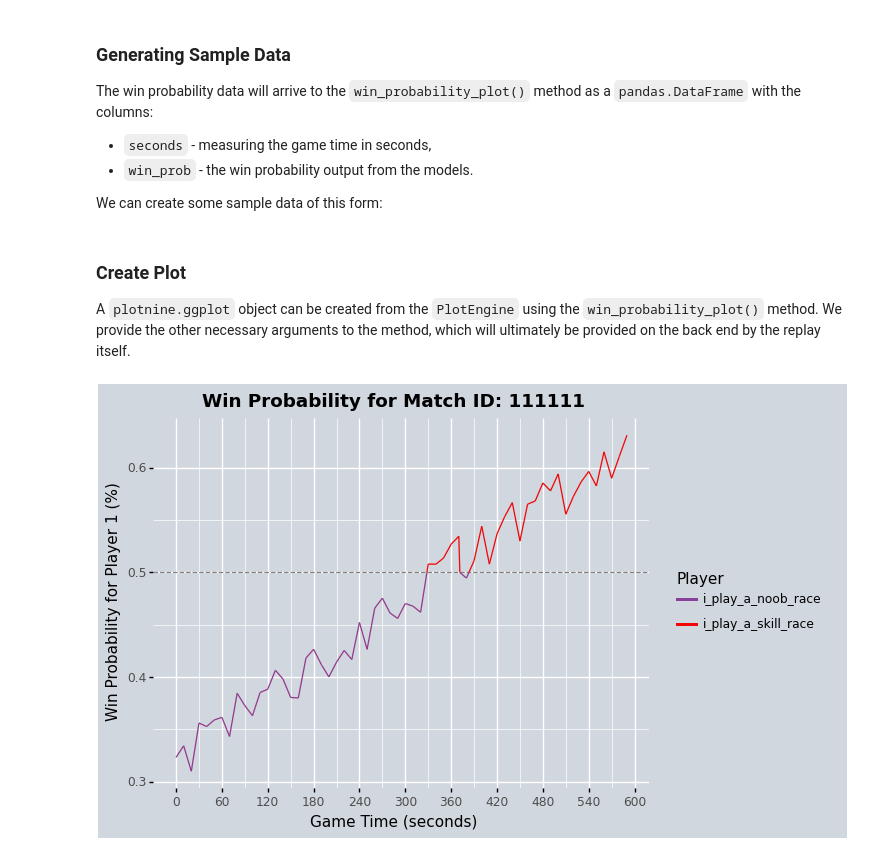
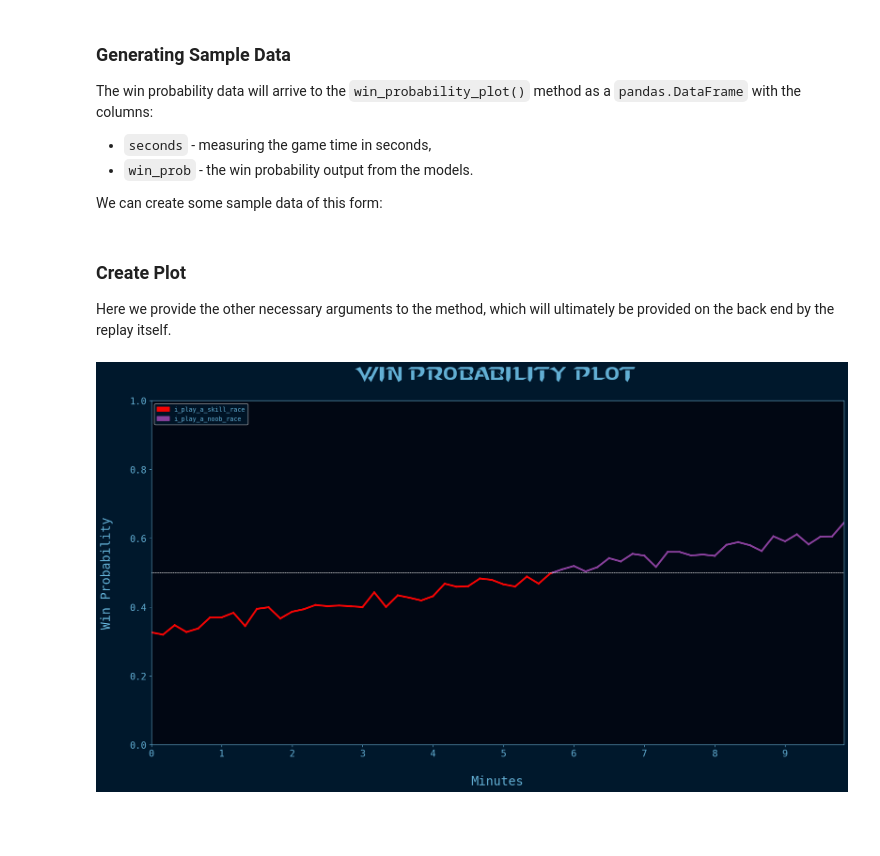
Before and after one commit to nedwebster/starcraft_predictor, a Jupyter notebook: example_notebooks/example_win_prob_plot.ipynb, the cells around one changed output. Cells and saved outputs as stored; diff of their text form; code cells hidden in the pictures; blank space fills up the shorter version.

```diff
--- a/example_notebooks/example_win_prob_plot.ipynb
+++ b/example_notebooks/example_win_prob_plot.ipynb
@@ -33,17 +34,16 @@ sample_df = pd.DataFrame(
 # %% [markdown]
 ### Create Plot
 
-A `plotnine.ggplot` object can be created from the `PlotEngine` using the `win_probability_plot()` method. We provide the other necessary arguments to the method, which will ultimately be provided on the back end by the replay itself.
+Here we provide the other necessary arguments to the method, which will ultimately be provided on the back end by the replay itself.
 # %%
 pe = scp.PlotEngine()
-p = pe.win_probability_plot(
+plot = pe.win_probability_plot(
     df=sample_df,
     p1_race="t",
     p2_race="z",
     match_id="111111",
     p1_handle="i_play_a_skill_race",
     p2_handle="i_play_a_noob_race"
 )
-print(p)
 # %% [output]
-[figure, old version]
+[figure, new version]
```
Also changed, not shown: parts of 3 cells of this notebook, 27 other files.
